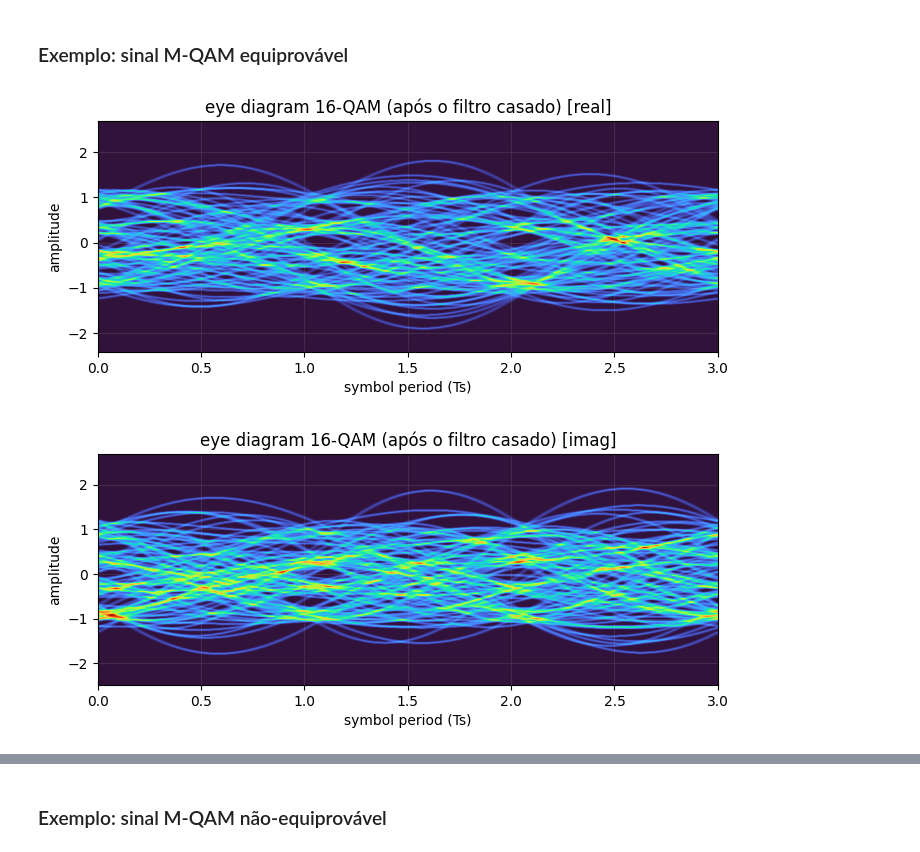
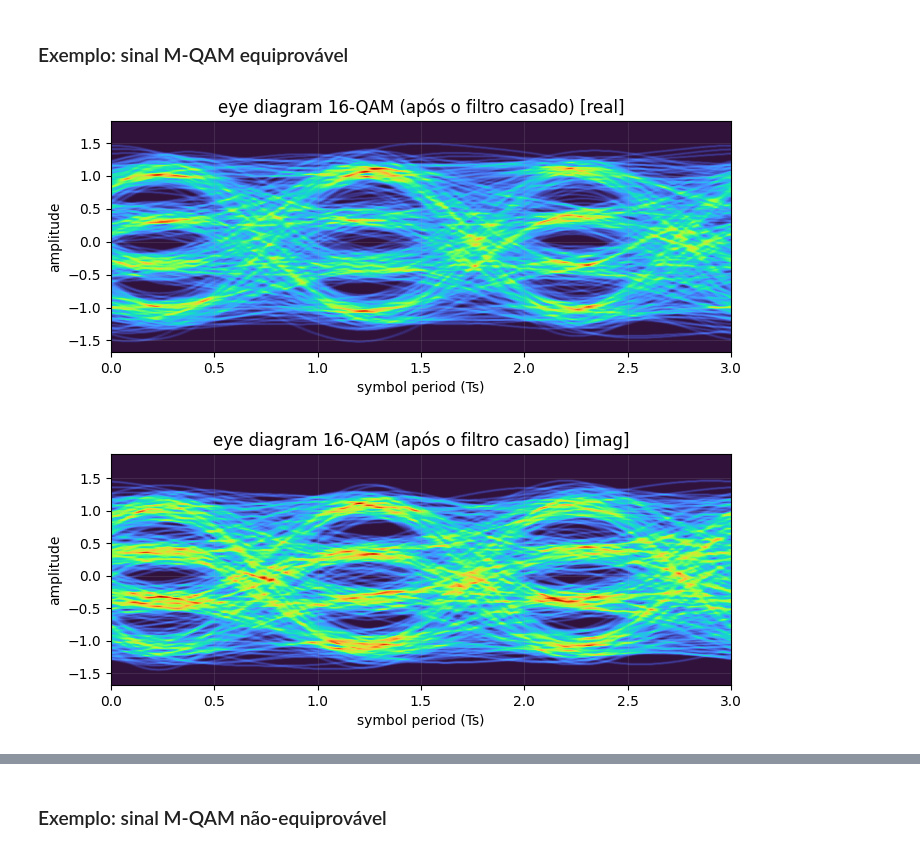
Before and after one commit to edsonportosilva/TDI, a Jupyter notebook: jupyter/3 - Receptores ótimos para canais AWGN.ipynb, the cells around one changed output, grey strips where cells are left out. Saved outputs shown, nothing was run; the diff lists cells and outputs as text; code cells hidden in the pictures.

```diff
--- a/jupyter/3 - Receptores ótimos para canais AWGN.ipynb
+++ b/jupyter/3 - Receptores ótimos para canais AWGN.ipynb
@@ -961,7 +963,7 @@ SER = 6.54e-02
 M = 16
 
 # parâmetros da simulação
-SpS = 16            # Amostras por símbolo
+SpS = 4            # Amostras por símbolo
 Rs  = 100e6         # Taxa de símbolos
 Ts  = 1/Rs          # Período de símbolo em segundos
 Fa  = 1/(Ts/SpS)    # Frequência de amostragem do sinal (amostras/segundo)
@@ -978,38 +980,40 @@ bitsTx = np.random.randint(2, size = int(500000*np.log2(M)))
 symbTx = modulateGray(bitsTx, M, 'qam')
 symbTx = pnorm(symbTx) # power normalization
 
 # upsampling
 symbolsUp = upsample(symbTx, SpS)
 
-# pulso NRZ típico
-pulse = pulseShape('rrc', SpS, N=4096, alpha=0.01)
+# pulso
+pulse = pulseShape('rrc', SpS, N=1024, alpha=0.99)
 pulse = pulse/max(abs(pulse))
 
 # formatação de pulso
 sigTx = firFilter(pulse, symbolsUp)
 sigTx = pnorm(sigTx)
 
 # ruído gaussiano branco
 Namostras = sigTx.size
 σ2  = 0.025 # variância
 μ   = 0      # média
 
 σ      = sqrt(σ2*SpS)
 ruido  = 1/np.sqrt(2)*(normal(μ, σ, Namostras) + 1j*normal(μ, σ, Namostras))
 
 # filtro casado
 sigRx = firFilter(pulse, sigTx+ruido)
 sigRx = pnorm(sigRx)
 
 # downsampling
-r = sigRx[2::SpS]
+delay = finddelay(sigRx, sigTx)
+sigRx = np.roll(sigRx,-delay)
+r = sigRx[0::SpS]
 
 # diagrama de olho
 Nsamples = 200000*SpS
 eyediagram(sigRx, Nsamples, SpS, plotlabel= str(M)+'-QAM (após o filtro casado)', ptype='fancy')
 # %% [output]
-[figure, old version]
+[figure, new version]
-[figure, old version]
+[figure, new version]
 # %%
 dec, pos = detector(r, σ2, constSymb, rule='MAP') # detector
 # %%
```
Also changed, not shown: parts of 19 cells of this notebook.
